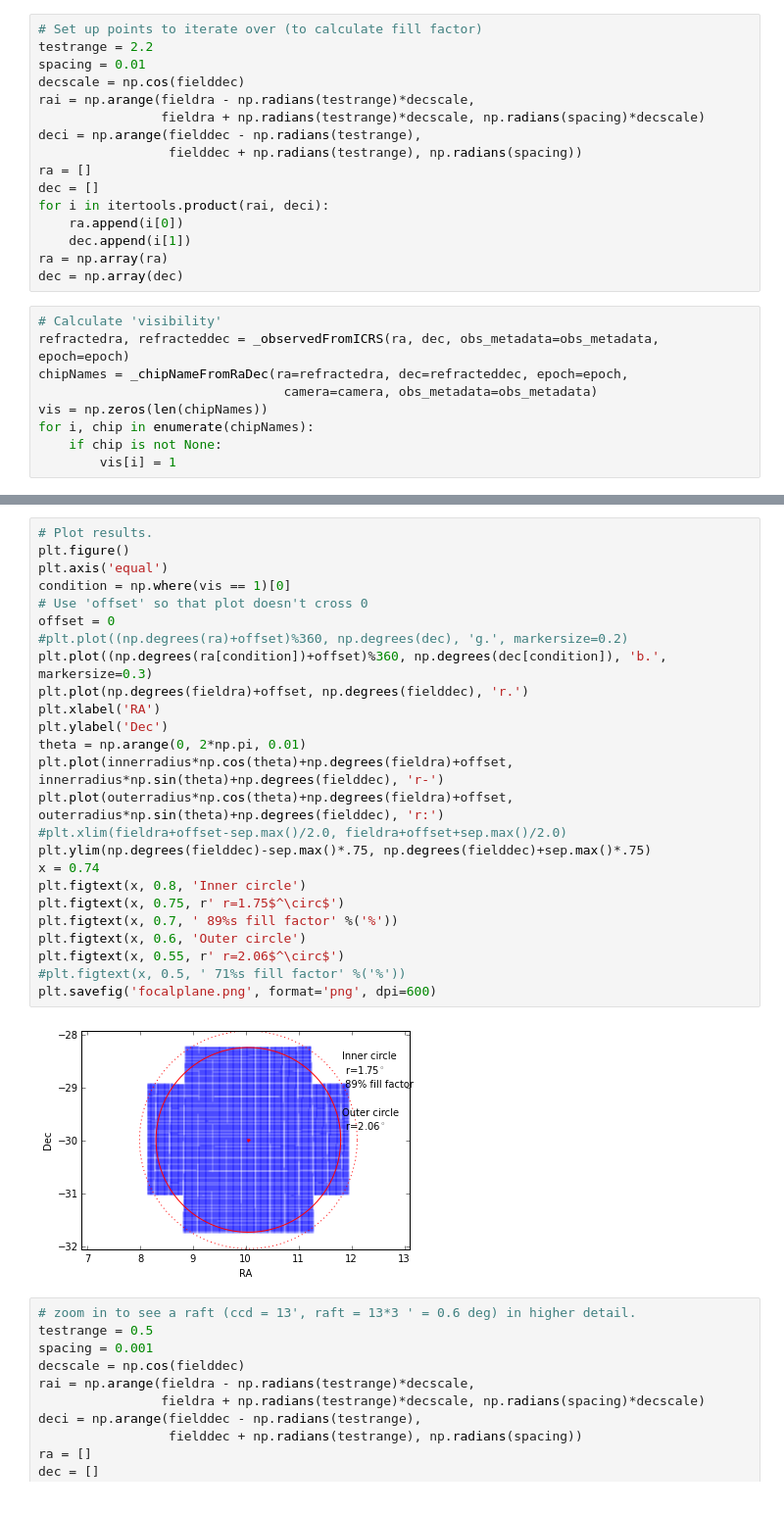
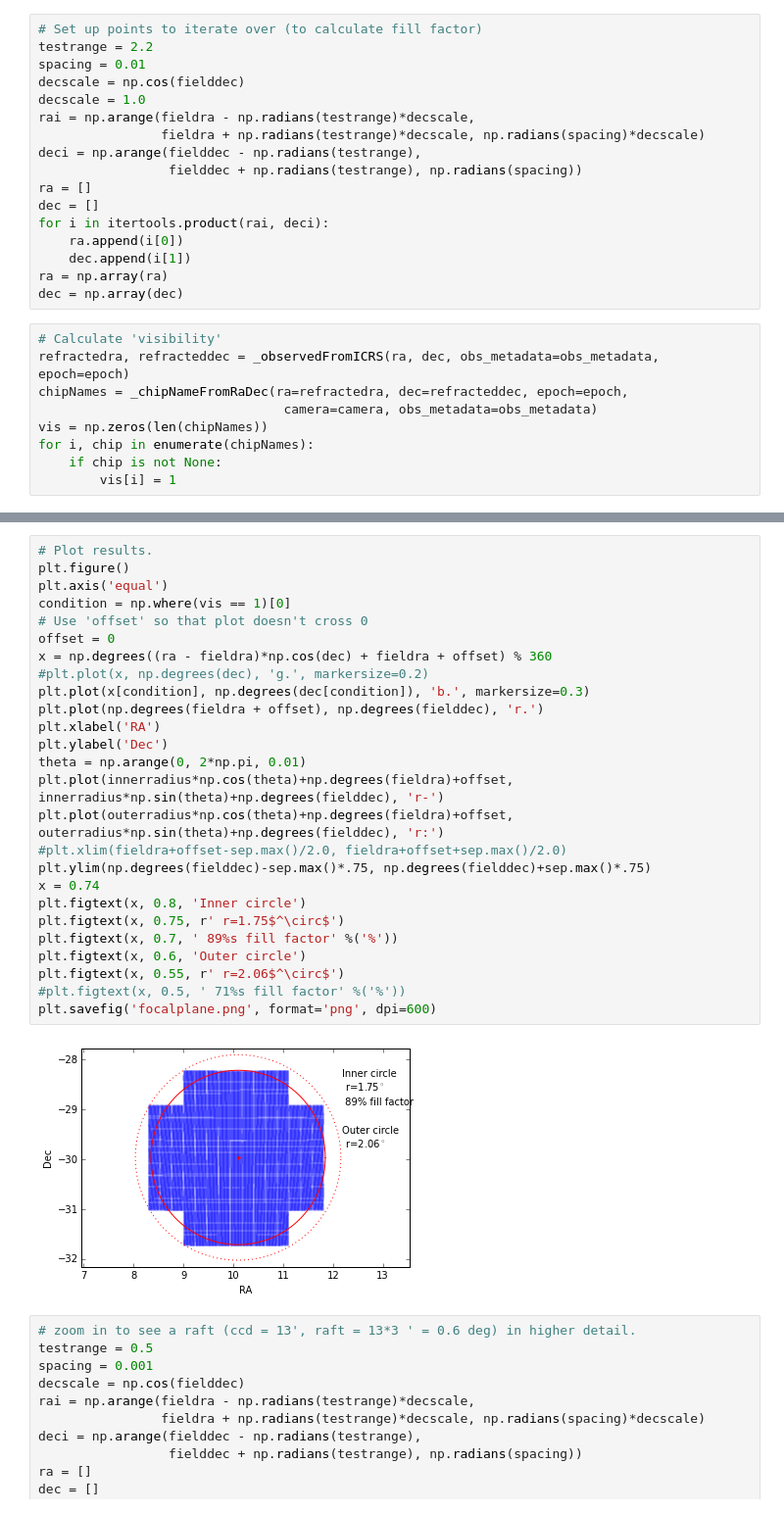
Before and after one commit to rhiannonlynne/318-proceedings, a Jupyter notebook: FillFactor.ipynb, the cells around one changed output, grey strips where cells are left out. Shown at 98% size. Drawn from its saved outputs; the diff is of its cells as text.

```diff
--- a/FillFactor.ipynb
+++ b/FillFactor.ipynb
@@ -39,6 +39,7 @@ obs_metadata = ObservationMetaData(unrefractedRA = np.degrees(fieldra),
 testrange = 2.2
 spacing = 0.01
 decscale = np.cos(fielddec)
+decscale = 1.0
 rai = np.arange(fieldra - np.radians(testrange)*decscale,
                 fieldra + np.radians(testrange)*decscale, np.radians(spacing)*decscale)
 deci = np.arange(fielddec - np.radians(testrange),
@@ -111,30 +112,31 @@ fill factor 0.755438873833
 # %%
 # Plot results.
 plt.figure()
 plt.axis('equal')
 condition = np.where(vis == 1)[0]
 # Use 'offset' so that plot doesn't cross 0
 offset = 0
-#plt.plot((np.degrees(ra)+offset)%360, np.degrees(dec), 'g.', markersize=0.2)
-plt.plot((np.degrees(ra[condition])+offset)%360, np.degrees(dec[condition]), 'b.', markersize=0.3)
-plt.plot(np.degrees(fieldra)+offset, np.degrees(fielddec), 'r.')
+x = np.degrees((ra - fieldra)*np.cos(dec) + fieldra + offset) % 360
+#plt.plot(x, np.degrees(dec), 'g.', markersize=0.2)
+plt.plot(x[condition], np.degrees(dec[condition]), 'b.', markersize=0.3)
+plt.plot(np.degrees(fieldra + offset), np.degrees(fielddec), 'r.')
 plt.xlabel('RA')
 plt.ylabel('Dec')
 theta = np.arange(0, 2*np.pi, 0.01)
 plt.plot(innerradius*np.cos(theta)+np.degrees(fieldra)+offset, innerradius*np.sin(theta)+np.degrees(fielddec), 'r-')
 plt.plot(outerradius*np.cos(theta)+np.degrees(fieldra)+offset, outerradius*np.sin(theta)+np.degrees(fielddec), 'r:')
 #plt.xlim(fieldra+offset-sep.max()/2.0, fieldra+offset+sep.max()/2.0)
 plt.ylim(np.degrees(fielddec)-sep.max()*.75, np.degrees(fielddec)+sep.max()*.75)
 x = 0.74
 plt.figtext(x, 0.8, 'Inner circle')
 plt.figtext(x, 0.75, r' r=1.75$^\circ$')
 plt.figtext(x, 0.7, ' 89%s fill factor' %('%'))
 plt.figtext(x, 0.6, 'Outer circle')
 plt.figtext(x, 0.55, r' r=2.06$^\circ$')
 #plt.figtext(x, 0.5, ' 71%s fill factor' %('%'))
 plt.savefig('focalplane.png', format='png', dpi=600)
 # %% [output]
-[figure, old version]
+[figure, new version]
 # %%
 # zoom in to see a raft (ccd = 13', raft = 13*3 ' = 0.6 deg) in higher detail.
 testrange = 0.5
```
Also changed, not shown: parts of 1 cell of this notebook.
